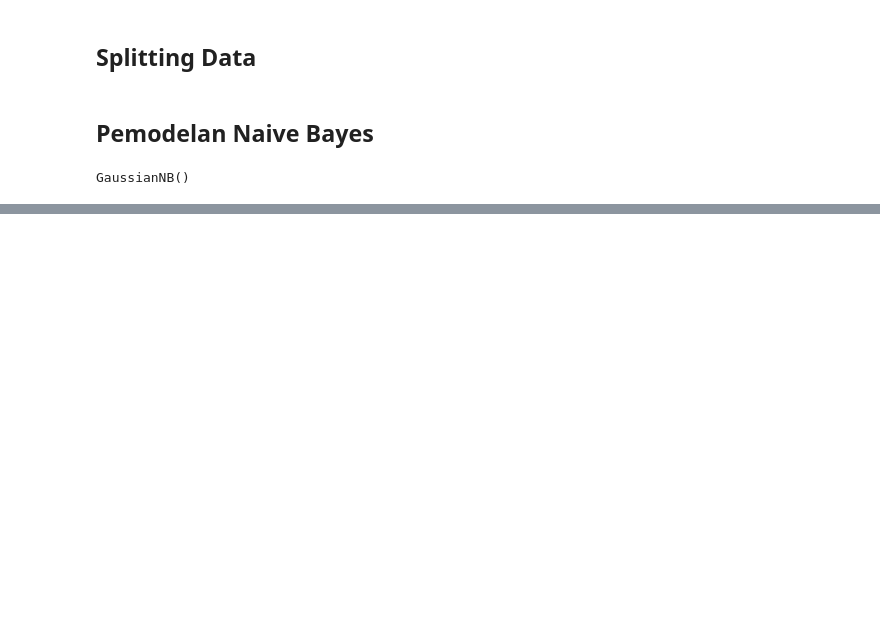
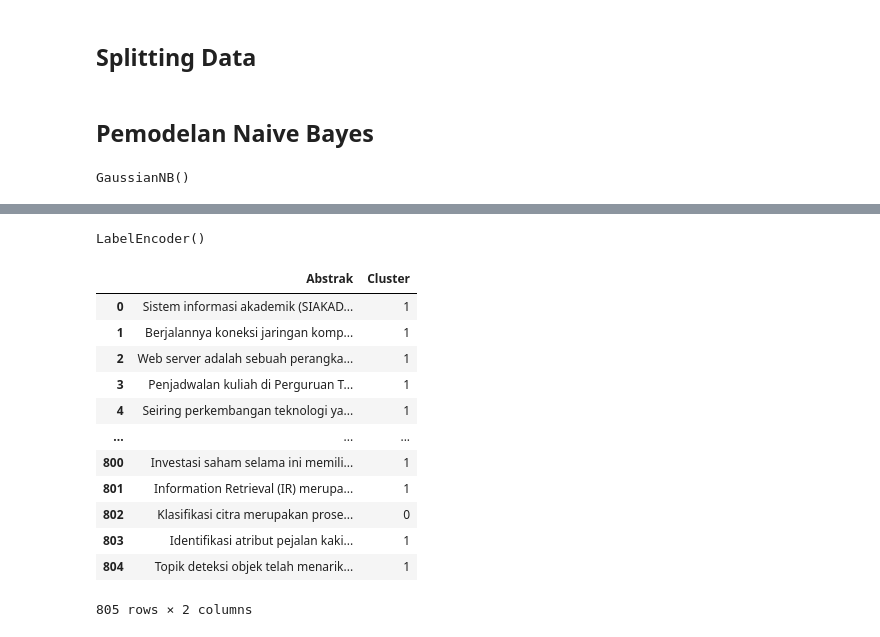
Before and after one commit to rizkyjisantt/prosaindata, a Jupyter notebook: _sources/tugas_psd/UTS.ipynb, the cells around one changed output, grey strips where cells are left out. Saved outputs shown, nothing was run; the diff lists cells and outputs as text; code cells hidden in the pictures; blank space fills up the shorter version.

```diff
--- a/_sources/tugas_psd/UTS.ipynb
+++ b/_sources/tugas_psd/UTS.ipynb
@@ -357,0 +359,3 @@ weighted avg       0.83      0.81      0.82       161
+# %%
+X = data.drop(columns=['Unnamed: 0','Kategori'])
+X
@@ -357,0 +397,6 @@ weighted avg       0.83      0.81      0.82       161
+# %%
+from sklearn import preprocessing
+le = preprocessing.LabelEncoder()
+le.fit(y)
+# %% [output]
+LabelEncoder()
@@ -357,0 +410,17 @@ weighted avg       0.83      0.81      0.82       161
+# %%
+hasil_cluster = pd.concat([X, cluster], axis = 1)
+hasil_cluster
+# %% [output]
+|  | Abstrak | Cluster |
+| 0 | Sistem informasi akademik (SIAKAD... | 1 |
+| 1 | Berjalannya koneksi jaringan komp... | 1 |
+| 2 | Web server adalah sebuah perangka... | 1 |
+| 3 | Penjadwalan kuliah di Perguruan T... | 1 |
+| 4 | Seiring perkembangan teknologi ya... | 1 |
+| ... | ... | ... |
+| 800 | Investasi saham selama ini memili... | 1 |
+| 801 | Information Retrieval (IR) merupa... | 1 |
+| 802 | Klasifikasi citra merupakan prose... | 0 |
+| 803 | Identifikasi atribut pejalan kaki... | 1 |
+| 804 | Topik deteksi objek telah menarik... | 1 |
+805 rows × 2 columns
```
Also changed, not shown: parts of 13 cells of this notebook, 7 other files.
